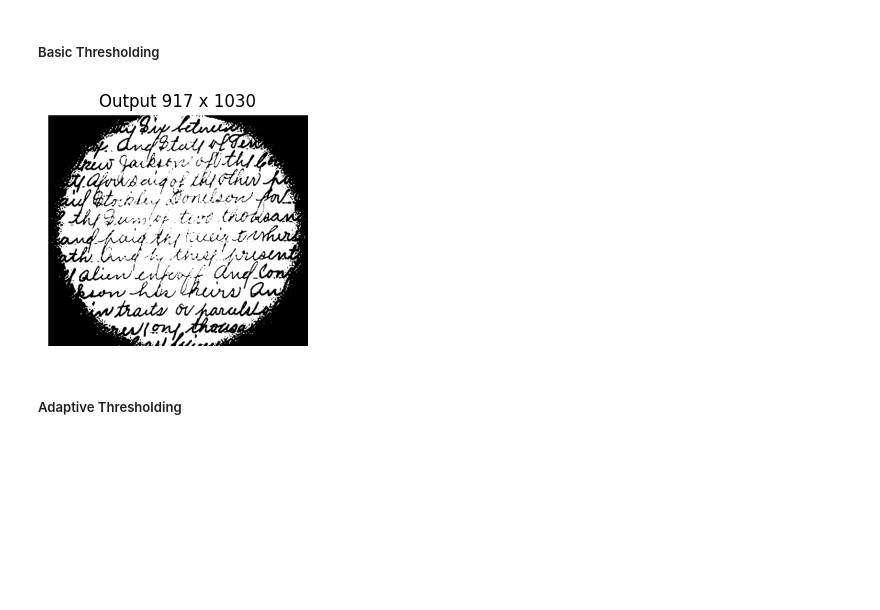
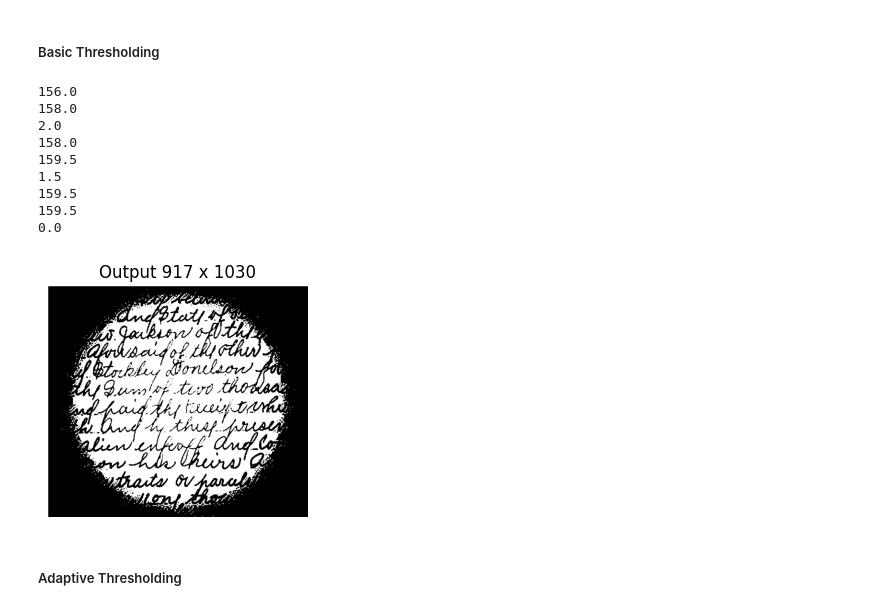
Before and after one commit to sapto-nugroho/PCD, a Jupyter notebook: PCD_Assignment03/PCD_Assignment03.ipynb, the cells around one changed output. Cells and saved outputs as stored; diff of their text form; code cells hidden in the pictures; blank space fills up the shorter version.

```diff
--- a/PCD_Assignment03/PCD_Assignment03.ipynb
+++ b/PCD_Assignment03/PCD_Assignment03.ipynb
@@ -101,54 +92,55 @@ plt.show()
 # %% [markdown]
 ##### Basic Thresholding
 # %%
-print(np.sort(img1d))
-T1 =np.floor(np.mean(img1d))
+T1 =np.floor(np.mean(img1d))#Nilai Threshold
 T2 = T1
 T3 = 0
 sorted = np.sort(img1d)
+output = np.zeros_like(img)
 
-while(T3-T1 != 0):
-
+while (T3-T1 != 0):
   first = sorted[sorted <= T2]
   second = sorted[sorted > T2]
   T1 = T2
   # print(first)
   # print(second)
   # print(np.floor(np.mean(first)))
   # print(np.floor(np.mean(second)))
 
   m1 = np.floor(np.mean(first))
   m2 = np.floor(np.mean(second))
   T3 = (m1+m2)/2
   print(T1)
   print(T3)
   print(T3-T1)
   T2 = T3
+
+T3 = np.floor(T3)
+
+for i in range(img.shape[0]):
+  for j in range(img.shape[1]):
+    if img[i,j] > T3:
+      output[i,j] = 255
+    else:
+      output[i,j] = 0
+
+#Plot
+plt.figure(figsize=(10,3))
+plt.imshow(output, cmap='gray')
+plt.title(f"Output {img.shape[0]} x {img.shape[1]}")
+plt.axis("off")
+plt.show()
+# %% [output]
+156.0
+158.0
+2.0
+158.0
+159.5
+1.5
+159.5
+159.5
+0.0
+[figure, added]
-# %%
-T1 = np.mean(img1d) #Nilai Threshold
-T2 = 0
-output = np.zeros_like(img)
-
-
-
-while (T2-T1 != 0):
-
-  for i in range(img.shape[0]):
-    for j in range(img.shape[1]):
-      if img[i,j] > T1:
-        output[i,j] = 255
-      else:
-        output[i,j] = 0
-
-
-plt.figure(figsize=(10,3))
-plt.imshow(output, cmap='gray')
-plt.title(f"Output {img.shape[0]} x {img.shape[1]}")
-plt.axis("off")
-
-plt.show()
-# %% [output]
-[figure, removed]
 # %% [markdown]
 ##### Adaptive Thresholding
 # %%
```
Also changed, not shown: parts of 2 cells of this notebook.
